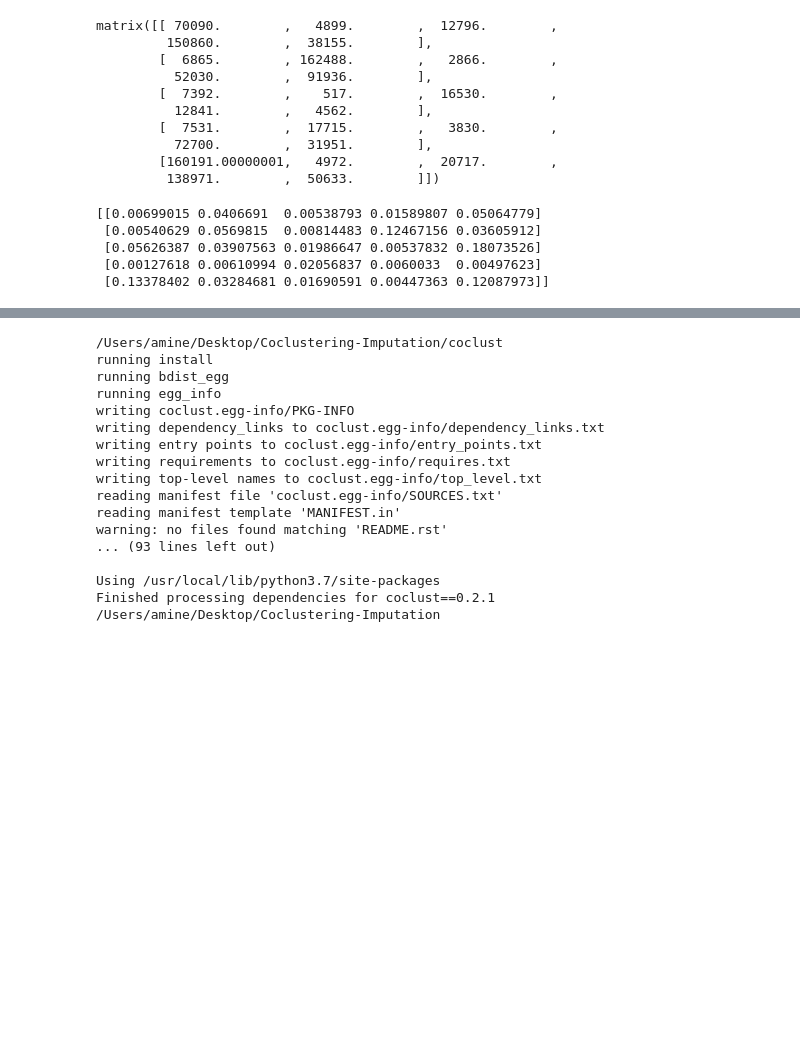
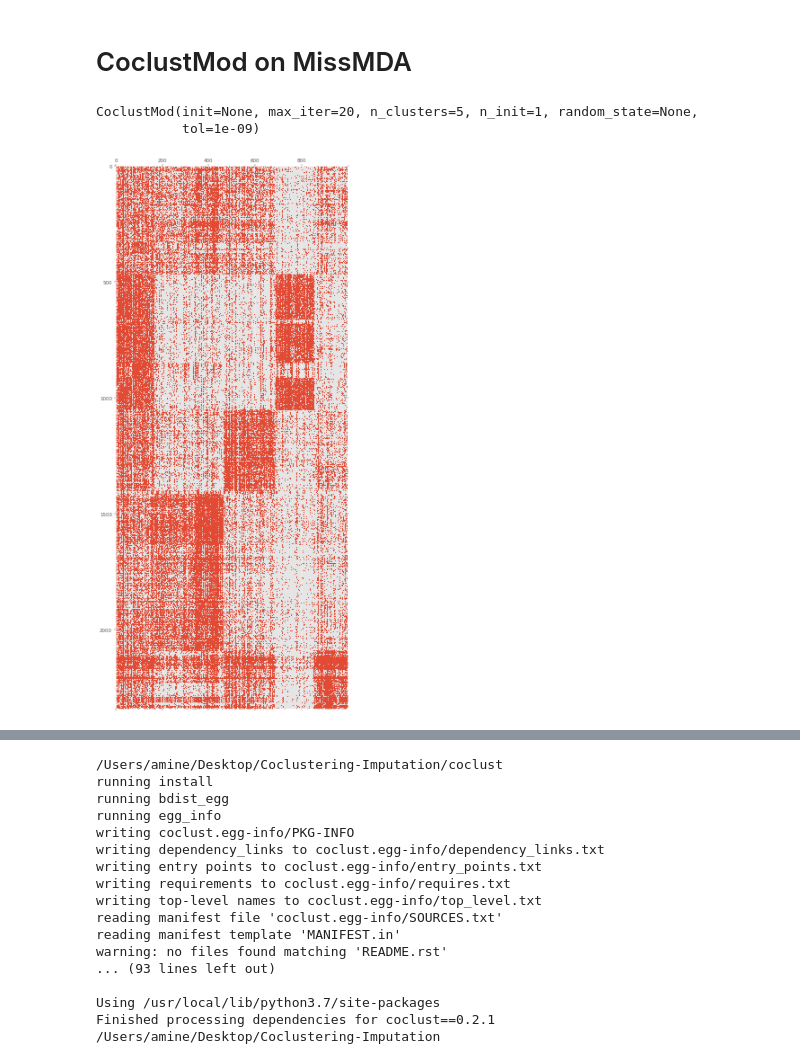
Before and after one commit to AmineFrj/Coclustering-Imputation, a Jupyter notebook: Project.ipynb, the cells around one changed output, grey strips where cells are left out. Drawn from its saved outputs; the diff is of its cells as text; code cells hidden in the pictures; blank space fills up the shorter version.

Commit message:
Imput

```diff
--- a/Project.ipynb
+++ b/Project.ipynb
@@ -57,27 +64,18 @@ from coclust.coclustering import CoclustInfo
 
 #print(np.isnan(WebACE['fea'].data).any())
 #WebACE['fea'][0,0] = float('nan')
-#print(np.isnan(WebACE['fea'].data).any())
-X = reviews['dtm']#WebACE['fea']
+#reviews['dtm'] WebACE['fea']
+
+file_name = "MissWebACE.csv"
+missX = pd.read_csv(file_name)
 
 file_name = "NaNs.mat"
 NaNs = loadmat(file_name)
-NaN = pd.DataFrame(list(zip(NaNs['row'][0], NaNs['col'][0])), columns =['row','col'])
+NaN = pd.DataFrame(list(zip(NaNs['row'][0]-1, NaNs['col'][0]-1)), columns =['row','col'])
 
 # get the best co-clustering over a range of cluster numbers
-model = CoclustInfo(n_row_clusters=5, n_col_clusters=5,
-                   missing_indexes=NaN[0:10000])
-model.fit(X)
-
-#print(model.modularity)
-
-# plot the reorganized matrix
-plot_reorganized_matrix(X, model)
-
-# plot the top terms
-#n_terms = 10
-#plot_cluster_top_terms(X, labels, n_terms, model)
-
-# plot the modularities over the range of cluster numbers
-#plot_max_modularities(modularities, range(2, 6))
+coclustInfo_Imput = CoclustInfo(n_row_clusters=5,
+                                n_col_clusters=5,
+                                missing_indexes=NaN)
+coclustInfo_Imput.fit(missX)
 # %% [output]
@@ -102,21 +101,23 @@ Step 4++, Iteration : 18
-# %%
-model.p_kl.todense()*X.sum()
-# %% [output]
-matrix([[ 70090.        ,   4899.        ,  12796.        ,
-         150860.        ,  38155.        ],
-        [  6865.        , 162488.        ,   2866.        ,
-          52030.        ,  91936.        ],
-        [  7392.        ,    517.        ,  16530.        ,
-          12841.        ,   4562.        ],
-        [  7531.        ,  17715.        ,   3830.        ,
-          72700.        ,  31951.        ],
-        [160191.00000001,   4972.        ,  20717.        ,
-         138971.        ,  50633.        ]])
-# %%
-print(model.p_kl.todense())
-# %% [output]
-[[0.00699015 0.0406691  0.00538793 0.01589807 0.05064779]
- [0.00540629 0.0569815  0.00814483 0.12467156 0.03605912]
- [0.05626387 0.03907563 0.01986647 0.00537832 0.18073526]
- [0.00127618 0.00610994 0.02056837 0.0060033  0.00497623]
- [0.13378402 0.03284681 0.01690591 0.00447363 0.12087973]]
+# %% [markdown]
+# CoclustMod on MissMDA
+# %%
+file_name = "MissWebACE.csv"
+missX2 = pd.read_csv(file_name)
+
+coMod_model = CoclustMod(5)
+coMod_model.fit(missX2.values)
+# %% [output]
+CoclustMod(init=None, max_iter=20, n_clusters=5, n_init=1, random_state=None,
+           tol=1e-09)
+# %%
+# plot the reorganized matrix
+figure(num=None, figsize=(10, 20), dpi=40, facecolor='w', edgecolor='k')
+
+subplot(1, 2, 1)
+plot_reorganized_matrix(missX, coclustInfo_Imput)
+
+figure(num=None, figsize=(10, 20), dpi=40, facecolor='w', edgecolor='k')
+# plot the reorganized matrix
+plot_reorganized_matrix(missX, coMod_model)
+# %% [output]
+[figure, added]
```
Also changed, not shown: parts of 15 cells of this notebook, 4 other files.
